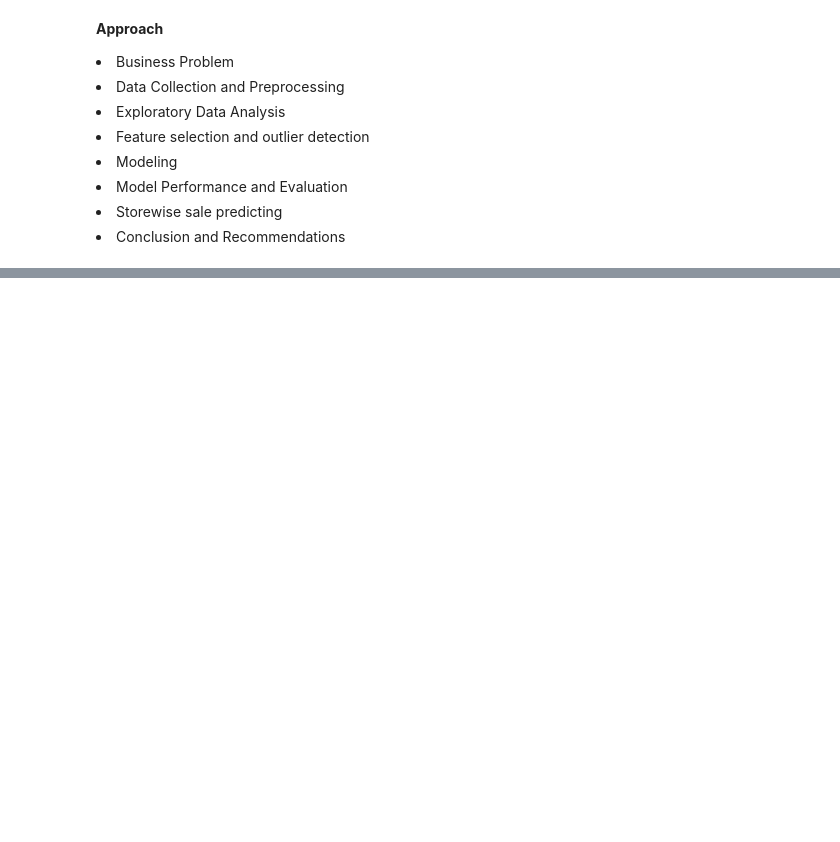
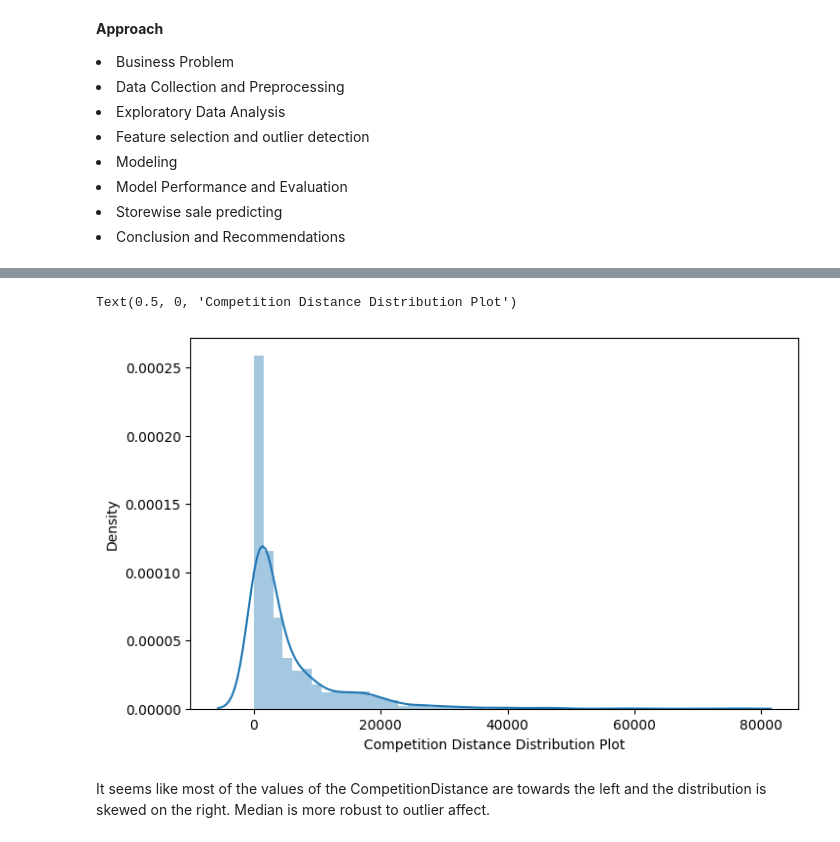
Before and after one commit to ambika1us/Retail_Sales_Prediction, a Jupyter notebook: Retail_Sales_Prediction.ipynb, the cells around one changed output, grey strips where cells are left out. Cells and saved outputs as stored; diff of their text form; code cells hidden in the pictures; blank space fills up the shorter version.

```diff
--- a/Retail_Sales_Prediction.ipynb
+++ b/Retail_Sales_Prediction.ipynb
@@ -41,3 +41,16 @@
 <li>Model Performance and Evaluation</li>
 <li>Storewise sale predicting</li>
 <li>Conclusion and Recommendations</li>
+# %%
+from matplotlib import figure
+#importing important libraries and module
+import pandas as pd
+import numpy as np
+import matplotlib as mpl
+import matplotlib.pyplot as plt
+%matplotlib inline
+import seaborn as sns
+plt.rcParams.update({'figure.figsize':(8,5),'figure.dpi':100})
+from datetime import datetime
+import warnings
+warnings.filterwarnings('ignore')
@@ -43,0 +64,4 @@
+# %%
+#reading the csv file and converting it to pandas dataframe
+sales_df=pd.read_csv("/content/drive/MyDrive/AlmaBetter/Capstone_Project_Regression/Retail Sales Prediction/Rossmann Stores Data.csv")
+store_df=pd.read_csv("/content/drive/MyDrive/AlmaBetter/Capstone_Project_Regression/Retail Sales Prediction/store.csv")
@@ -43,0 +157,9 @@
+# %%
+#distribution plot of competition distance
+sns.distplot(x=store_df['CompetitionDistance'],hist=True)
+plt.xlabel('Competition Distance Distribution Plot')
+# %% [output]
+Text(0.5, 0, 'Competition Distance Distribution Plot')
+[figure, added]
+# %% [markdown]
+It seems like most of the values of the CompetitionDistance are towards the left and the distribution is skewed on the right. Median is more robust to outlier affect.
```
Also changed, not shown: parts of 27 cells of this notebook.
